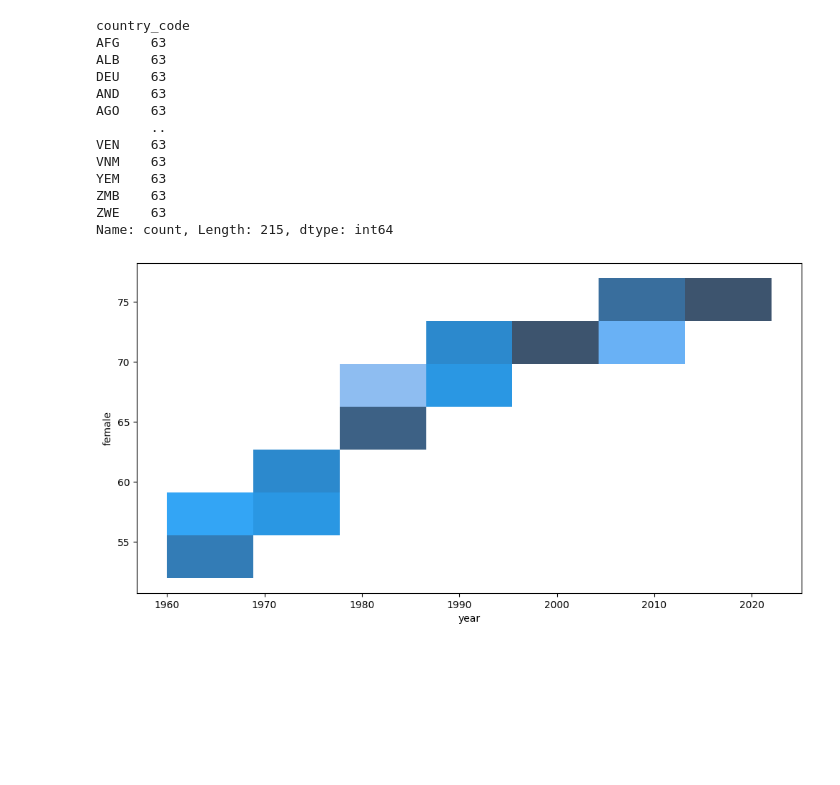
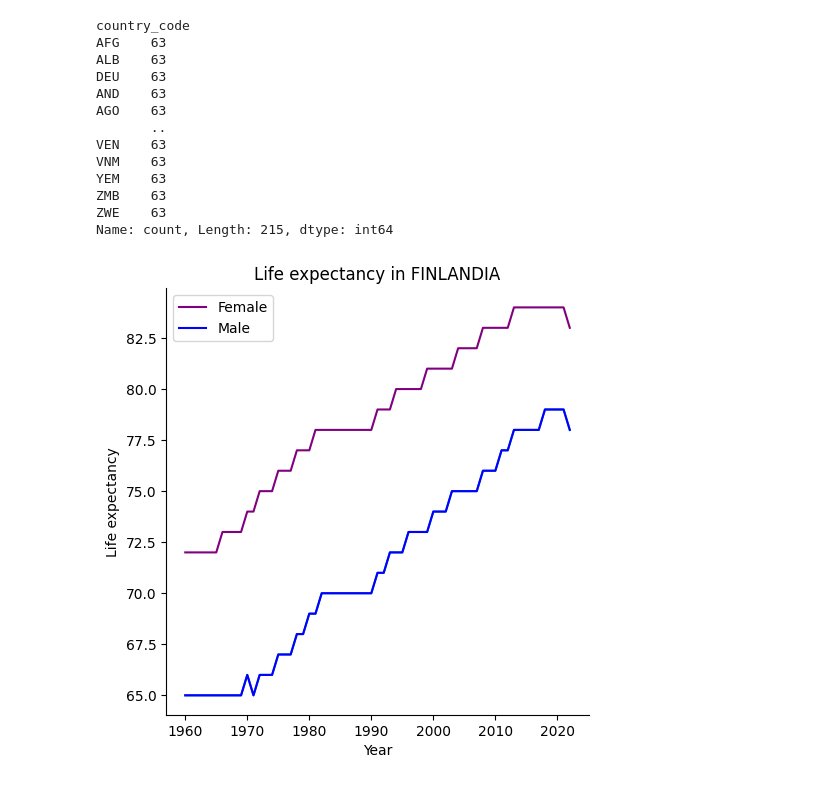
Before and after one commit to thelightfeaver/machine-leaning-practices, a Jupyter notebook: proyect/life.ipynb, the cells around one changed output. Cells and saved outputs as stored; diff of their text form; code cells hidden in the pictures; blank space fills up the shorter version.

```diff
--- a/proyect/life.ipynb
+++ b/proyect/life.ipynb
@@ -134,11 +134,18 @@ YEM    63
 ZMB    63
 ZWE    63
 Name: count, Length: 215, dtype: int64
-# %%
-df_filter = df_main[(df_main['country_name'] == "REPÚBLICA DOMINICANA")]
-
-sns.histplot(y=df_filter["female"], x=df_filter['year'])
-plt.gcf().set_size_inches(12, 6)
-plt.show()
-# %% [output]
-[figure, removed]
+# %%
+country = "FINLANDIA"
+
+df_filter = df_main[(df_main['country_name'] == country)]
+
+sns.relplot(data=df_filter,x="year",y='male',kind='line')
+plt.plot(df_filter['year'], df_filter['female'], label='Female', color='purple')
+plt.plot(df_filter['year'], df_filter['male'], label='Male', color='blue')
+plt.title(f'Life expectancy in {country}')
+plt.xlabel('Year')
+plt.ylabel('Life expectancy')
+plt.legend()
+plt.show()
+# %% [output]
+[figure, added]
```
Also changed, not shown: parts of 3 cells of this notebook.
